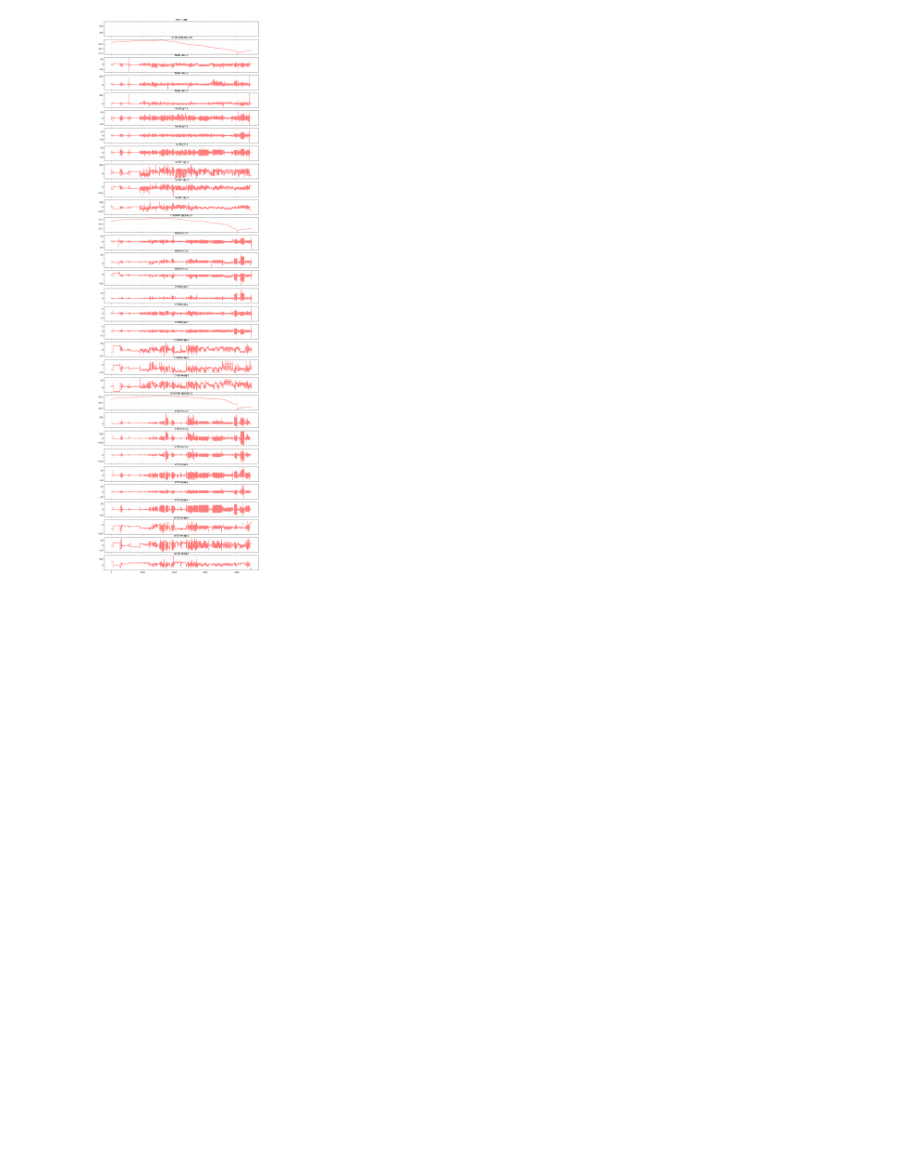
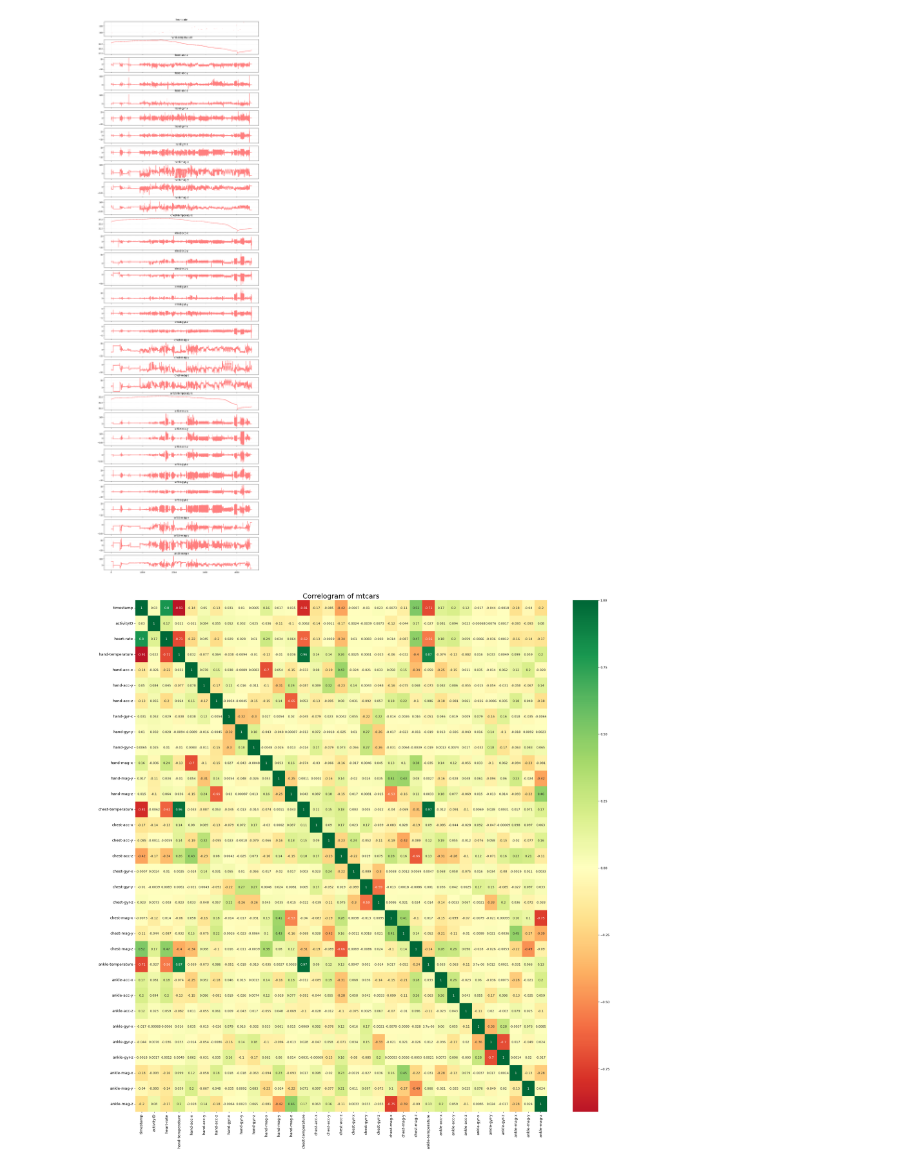
Before and after one commit to zivyo/human-activity-classification, a Jupyter notebook: HAR_classifictaion.ipynb, the cells around one changed output. Drawn from its saved outputs; the diff is of its cells as text; code cells hidden in the pictures; blank space fills up the shorter version.

```diff
--- a/HAR_classifictaion.ipynb
+++ b/HAR_classifictaion.ipynb
@@ -86,7 +86,7 @@ activity_to_number ={
         ,'rope jumping':'24'
         }
 # %%
-df_102 = pd.read_csv('C:/Users/Diamondman/OneDrive/לימודים/שנה ד/סמסטר א/practical workshop deeplearning/assignment 2/human-activity-classification/Protocol/subject102.dat')
+df_102 = pd.read_csv('Protocol\subject102.dat')
 df_102
 # %% [output]
 |  | 5.64 0 NaN 33 2.79143 7.55389 -7.... |
@@ -167,7 +167,7 @@ def read_data_and_preprocessing():
     'ankle-mag-x','ankle-mag-y', 'ankle-mag-z']
 
     for subject_number in range(101,110):
-        datContent = [i.split() for i in open(f'C:/Users/Diamondman/OneDrive/לימודים/שנה ד/סמסטר א/practical workshop deeplearning/assignment 2/human-activity-classification/Protocol/subject{subject_number}.dat').readlines()] #Reading the date
+        datContent = [i.split() for i in open(f'Protocol\subject{subject_number}.dat').readlines()] #Reading the date
         # drop out orientation from all IMU sensors
         # data[3:17] #IMU chest data without orientation
         # data[20:34] #IMU chest data without orientation
@@ -287,3 +287,16 @@ def plot_ts(df):
 plot_ts(subjects_data[102])
 # %% [output]
 [figure]
+# %%
+
+# Plot
+plt.figure(figsize=(30,30), dpi= 80)
+sns.heatmap(df_2.corr(), xticklabels=df_2.corr().columns, yticklabels=df_2.corr().columns, cmap='RdYlGn', center=0, annot=True)
+
+# Decorations
+plt.title('Correlogram of mtcars', fontsize=22)
+plt.xticks(fontsize=12)
+plt.yticks(fontsize=12)
+plt.show()
+# %% [output]
+[figure, added]
```
